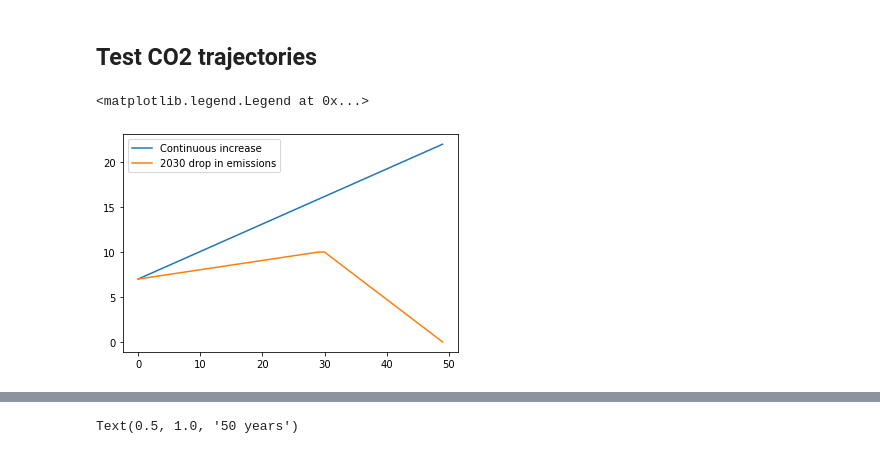
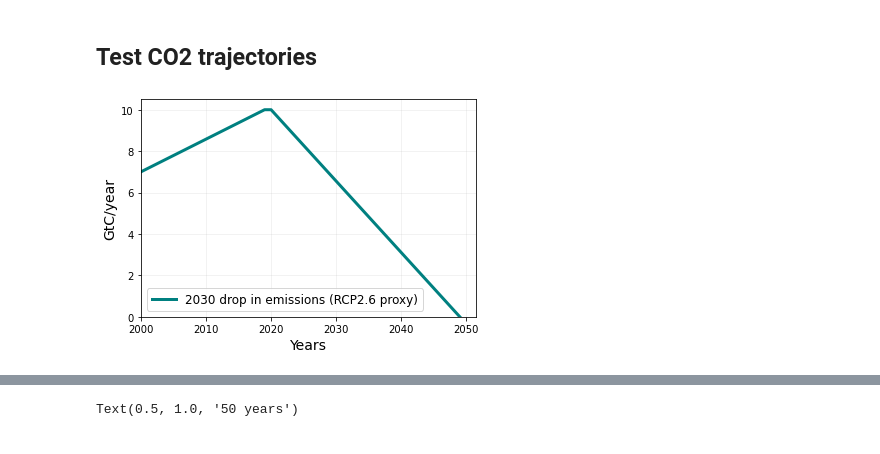
Before and after one commit to lfreese/CO2_greens, a Jupyter notebook: CO2_GF_plots.ipynb, the cells around one changed output, grey strips where cells are left out. Cells and saved outputs as stored; diff of their text form; code cells hidden in the pictures.

```diff
--- a/CO2_GF_plots.ipynb
+++ b/CO2_GF_plots.ipynb
@@ -105,4 +112,4 @@ plt.legend()
 # %%
-plateau_drop_emis = np.append(np.linspace(7,10, 30),np.linspace(10,0,20))
+plateau_drop_emis = np.append(np.linspace(7,10, 20),np.linspace(10,0,30))
 # %%
 increase_emis = np.linspace(7,22, 50)
@@ -108,0 +119,13 @@ increase_emis = np.linspace(7,22, 50)
+# %%
+fig, ax =plt.subplots()
+#plt.plot(increase_emis, label = 'Continuous increase (RCP8.5 proxy)', color = 'teal', linewidth = 3)
+plt.plot(np.arange(2000,2050), plateau_drop_emis, label = '2030 drop in emissions (RCP2.6 proxy)', color = 'teal', linewidth = 3)
+plt.legend(fontsize = 12)
+plt.grid(alpha = 0.2)
+plt.xlim(2000,None)
+plt.ylim(0,None)
+plt.xlabel('Years', fontsize = 14)
+plt.ylabel('GtC/year', fontsize = 14)
+plt.savefig('figures/emis_timeseries.pdf', bbox_inches = 'tight', dpi = 350)
+# %% [output]
+[figure, added]
@@ -112,7 +148,0 @@ increase_out = convolve_single_lev(G_mean_ds, increase_emis, 1)
-# %%
-plt.plot(increase_emis, label = 'Continuous increase')
-plt.plot(plateau_drop_emis, label = '2030 drop in emissions')
-plt.legend()
-# %% [output]
-<matplotlib.legend.Legend at 0x...>
-[figure, removed]
```
Also changed, not shown: parts of 10 cells of this notebook, 23 other files.
